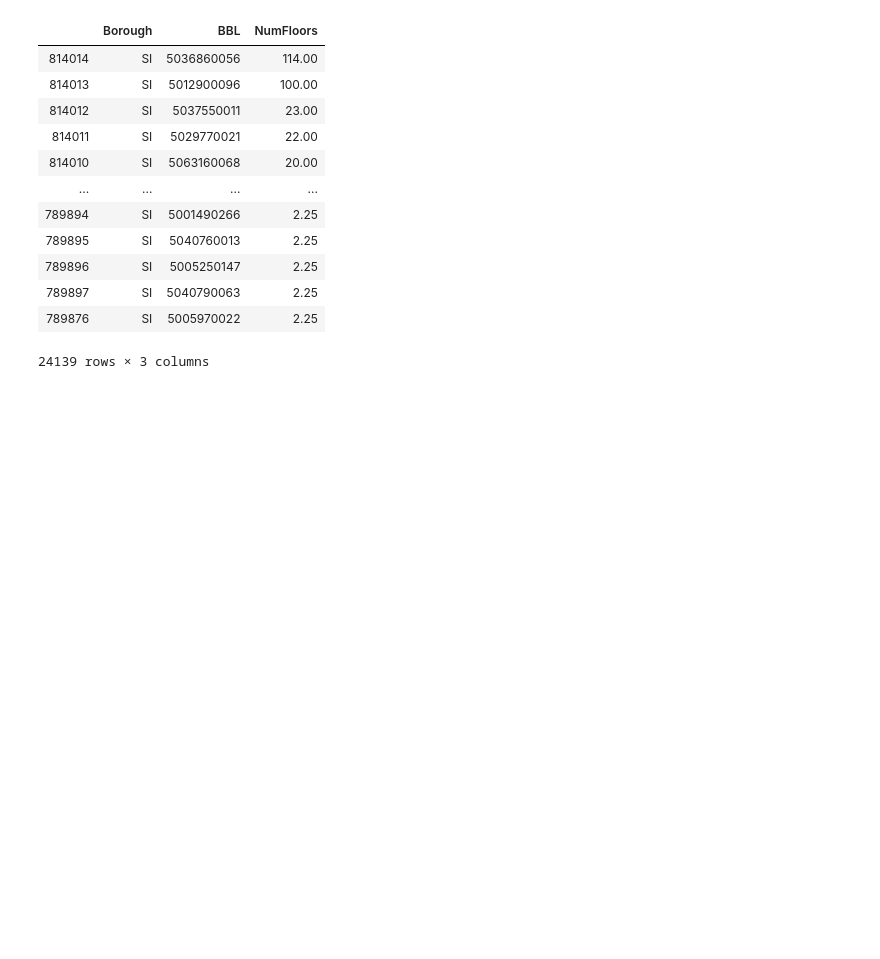
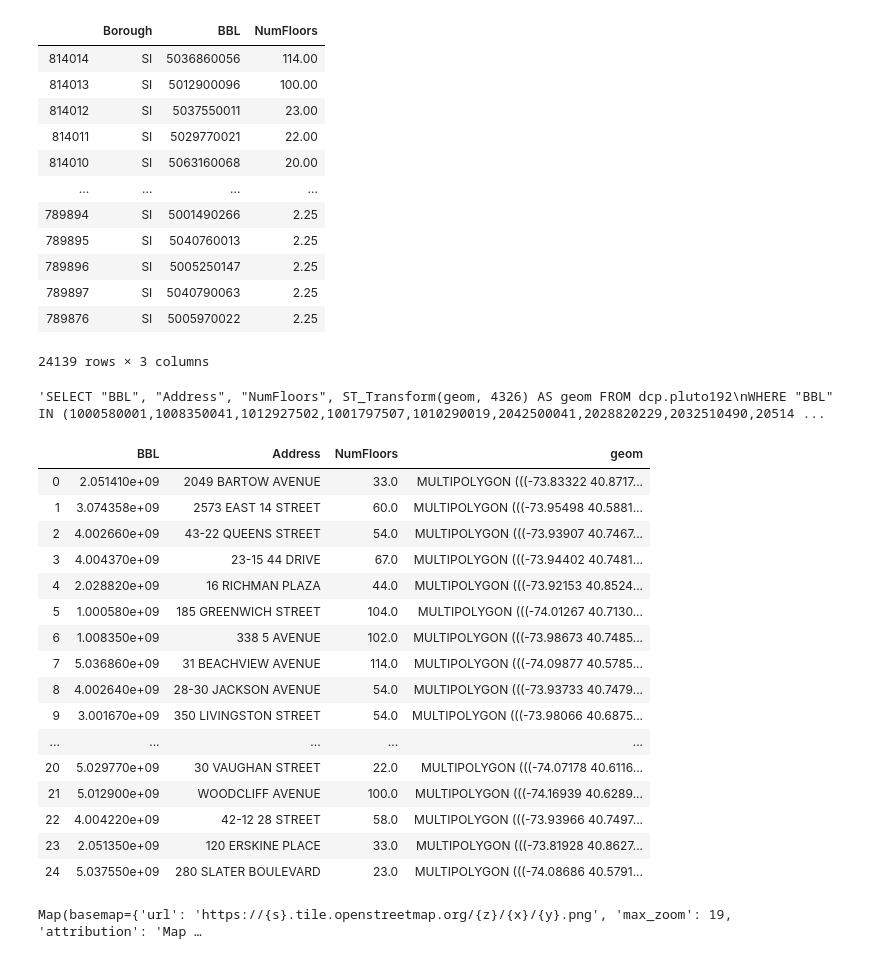
Before and after one commit to NYCPlanning/ann, a Jupyter notebook: numfloors 2019-11/notebooks/numfloors_boxplot.ipynb, the cells around one changed output. Saved outputs shown, nothing was run; the diff lists cells and outputs as text; code cells hidden in the pictures; blank space fills up the shorter version.

```diff
--- a/numfloors 2019-11/notebooks/numfloors_boxplot.ipynb
+++ b/numfloors 2019-11/notebooks/numfloors_boxplot.ipynb
@@ -7,3 +15,5 @@ import seaborn as sns
+# %%
+cnx = create_engine(os.getenv('EDMDB'))
 # %%
 df = pd.read_csv("../data/numfloors.csv")
 # %%
@@ -177,0 +200,27 @@ sidf[sidf['NumFloors'] > sidf['NumFloors'].quantile(.75)].sort_values(by='NumFlo
+# %%
+query = '''SELECT "BBL", "Address", "NumFloors", ST_Transform(geom, 4326) AS geom FROM dcp.pluto192
+WHERE "BBL" IN ''' + bbl_list
+query
+# %% [output]
+'SELECT "BBL", "Address", "NumFloors", ST_Transform(geom, 4326) AS geom FROM dcp.pluto192\nWHERE "BBL" IN (1000580001,1008350041,1012927502,1001797507,1010290019,2042500041,2028820229,2032510490,20514 ...
+# %%
+bbls = gpd.GeoDataFrame.from_postgis(sql=query, con=cnx)
+bbls
+# %% [output]
+|  | BBL | Address | NumFloors | geom |
+| 0 | 2.051410e+09 | 2049 BARTOW AVENUE | 33.0 | MULTIPOLYGON (((-73.83322 40.8717... |
+| 1 | 3.074358e+09 | 2573 EAST 14 STREET | 60.0 | MULTIPOLYGON (((-73.95498 40.5881... |
+| 2 | 4.002660e+09 | 43-22 QUEENS STREET | 54.0 | MULTIPOLYGON (((-73.93907 40.7467... |
+| 3 | 4.004370e+09 | 23-15 44 DRIVE | 67.0 | MULTIPOLYGON (((-73.94402 40.7481... |
+| 4 | 2.028820e+09 | 16 RICHMAN PLAZA | 44.0 | MULTIPOLYGON (((-73.92153 40.8524... |
+| 5 | 1.000580e+09 | 185 GREENWICH STREET | 104.0 | MULTIPOLYGON (((-74.01267 40.7130... |
+| 6 | 1.008350e+09 | 338 5 AVENUE | 102.0 | MULTIPOLYGON (((-73.98673 40.7485... |
+| 7 | 5.036860e+09 | 31 BEACHVIEW AVENUE | 114.0 | MULTIPOLYGON (((-74.09877 40.5785... |
+| 8 | 4.002640e+09 | 28-30 JACKSON AVENUE | 54.0 | MULTIPOLYGON (((-73.93733 40.7479... |
+| 9 | 3.001670e+09 | 350 LIVINGSTON STREET | 54.0 | MULTIPOLYGON (((-73.98066 40.6875... |
+| ... | ... | ... | ... | ... |
+| 20 | 5.029770e+09 | 30 VAUGHAN STREET | 22.0 | MULTIPOLYGON (((-74.07178 40.6116... |
+| 21 | 5.012900e+09 | WOODCLIFF AVENUE | 100.0 | MULTIPOLYGON (((-74.16939 40.6289... |
+| 22 | 4.004220e+09 | 42-12 28 STREET | 58.0 | MULTIPOLYGON (((-73.93966 40.7497... |
+| 23 | 2.051350e+09 | 120 ERSKINE PLACE | 33.0 | MULTIPOLYGON (((-73.81928 40.8627... |
+| 24 | 5.037550e+09 | 280 SLATER BOULEVARD | 23.0 | MULTIPOLYGON (((-74.08686 40.5791... |
@@ -177,0 +255,4 @@ sidf[sidf['NumFloors'] > sidf['NumFloors'].quantile(.75)].sort_values(by='NumFlo
+# %%
+m
+# %% [output]
+Map(basemap={'url': 'https://{s}.tile.openstreetmap.org/{z}/{x}/{y}.png', 'max_zoom': 19, 'attribution': 'Map …
```
Also changed, not shown: parts of 7 cells of this notebook.
